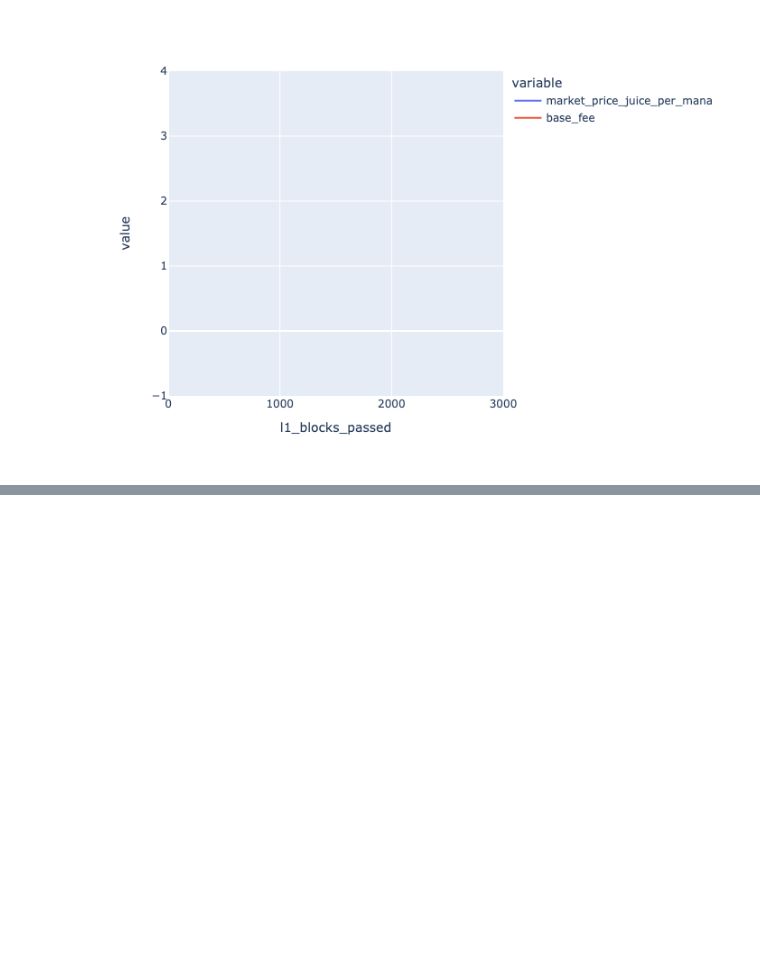
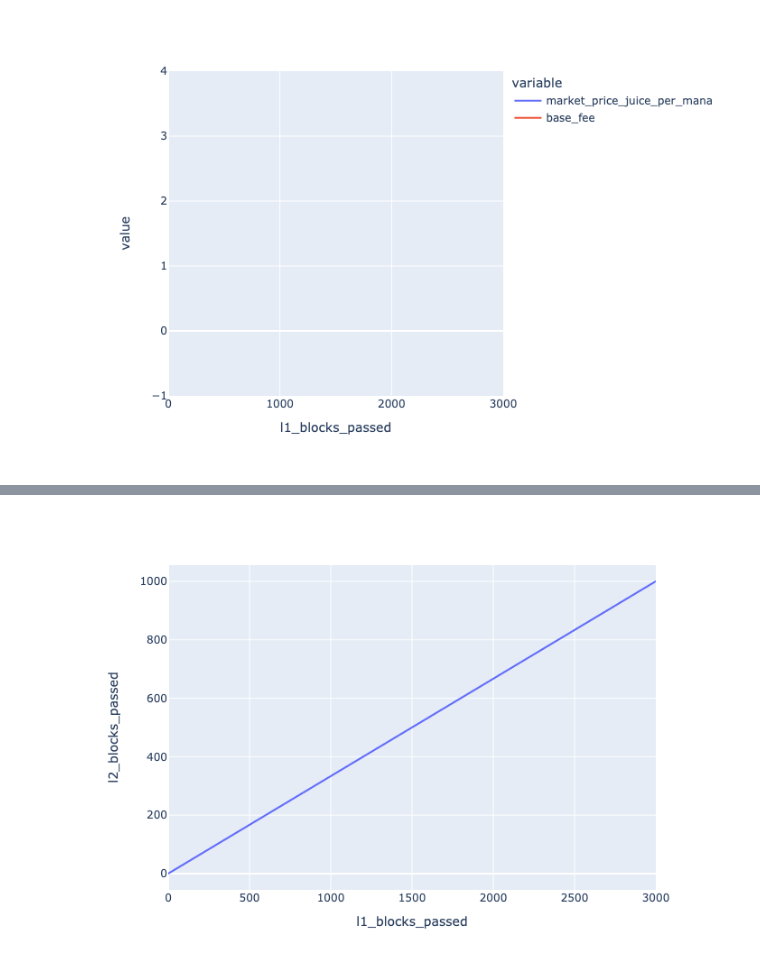
Before and after one commit to BlockScience/aztec-gddt-v2, a Jupyter notebook: notebooks/test_run.ipynb, the cells around one changed output, grey strips where cells are left out. Cells and saved outputs as stored; diff of their text form; code cells hidden in the pictures; blank space fills up the shorter version.

```diff
--- a/notebooks/test_run.ipynb
+++ b/notebooks/test_run.ipynb
@@ -108,0 +120,4 @@ fig.show()
+# %%
+px.line(sim_df.reset_index(), 'l1_blocks_passed', 'l2_blocks_passed')
+# %% [output]
+[figure, added]
```
Also changed, not shown: parts of 6 cells of this notebook, 4 other files.
